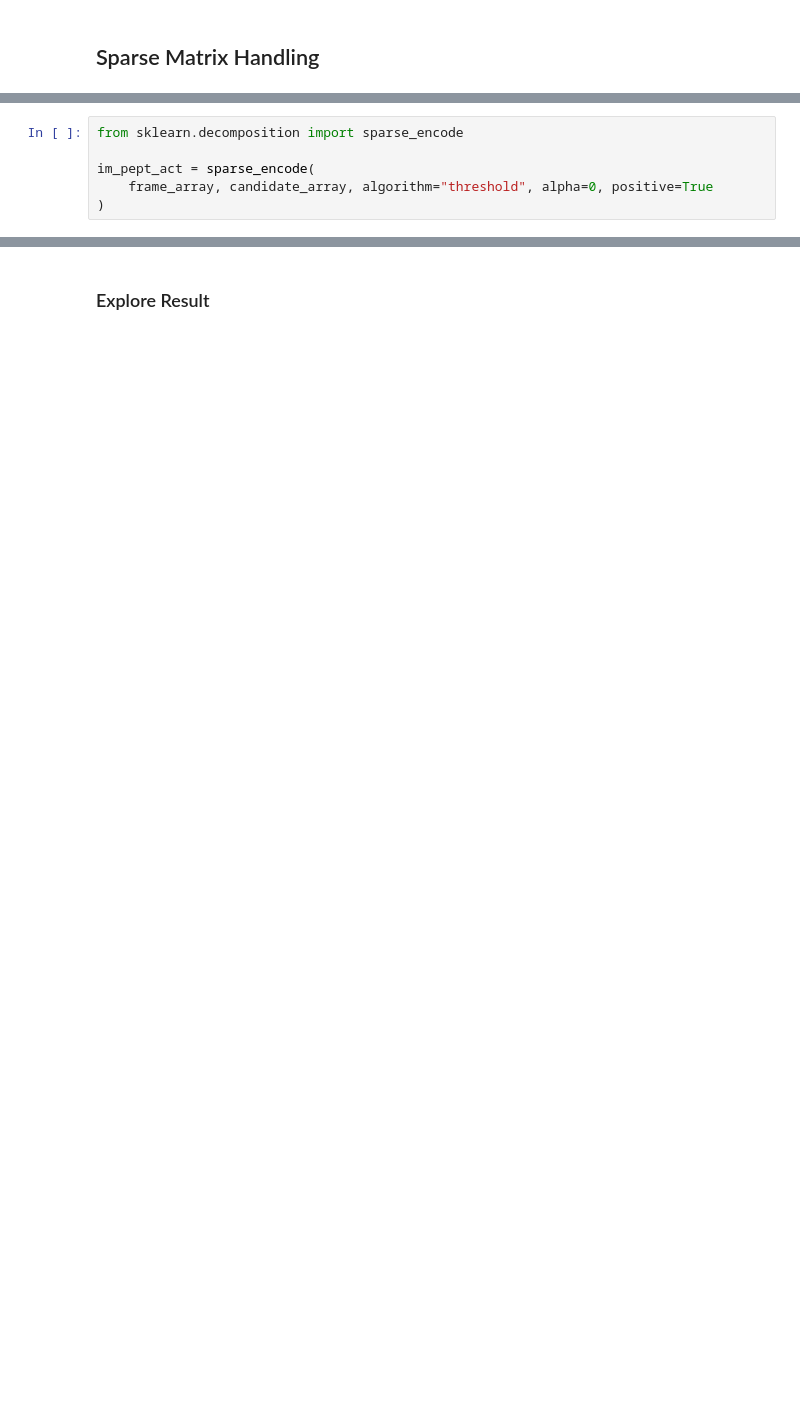
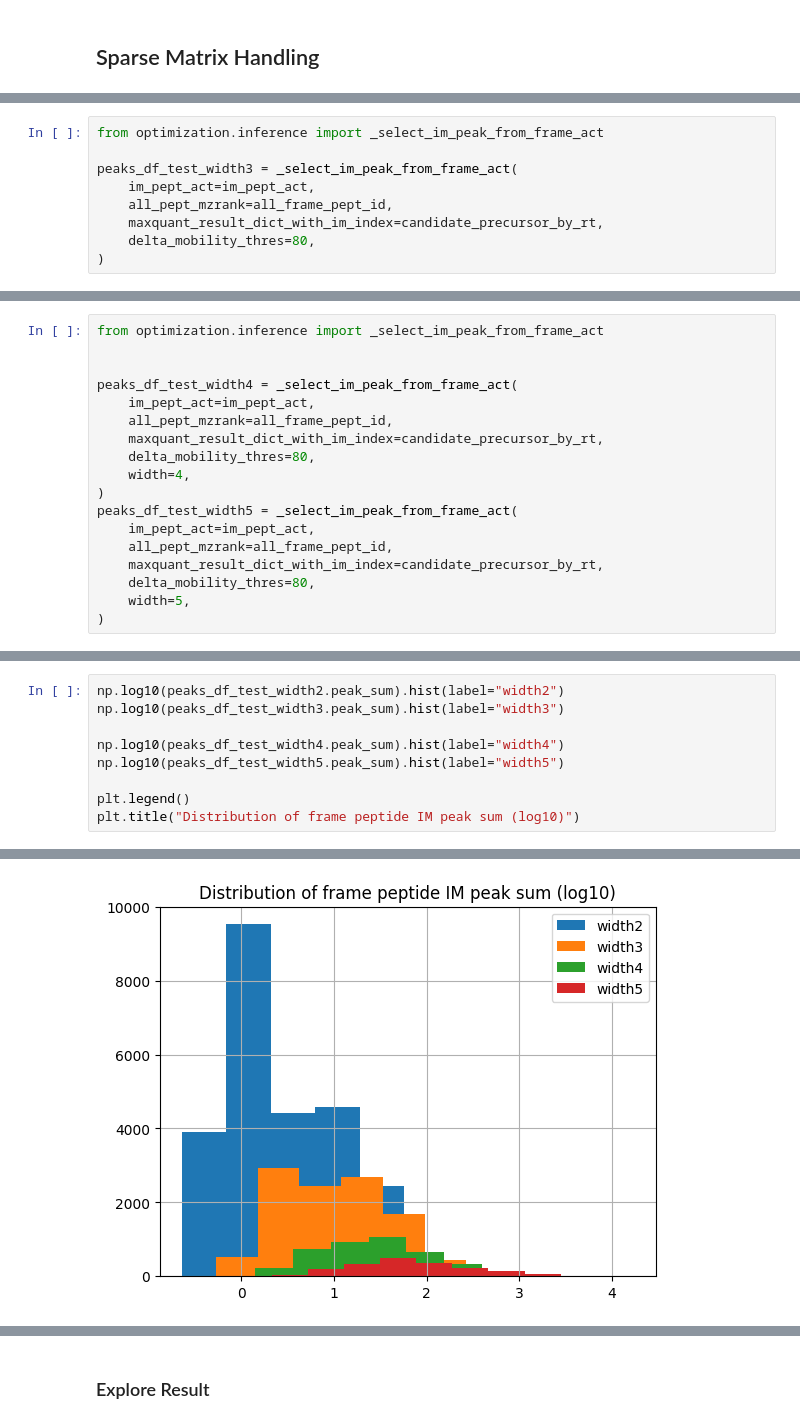
Before and after one commit to zix-xiao/scan-by-scan, a Jupyter notebook: notebooks/dev_10_scanbyscan_ims.ipynb, the cells around one changed output, grey strips where cells are left out. Cells and saved outputs as stored; diff of their text form; blank space fills up the shorter version.

```diff
--- a/notebooks/dev_10_scanbyscan_ims.ipynb
+++ b/notebooks/dev_10_scanbyscan_ims.ipynb
@@ -192,6 +125,0 @@ assert frame_array.shape[1] == candidate_array.shape[1]
-# %%
-from sklearn.decomposition import sparse_encode
-
-im_pept_act = sparse_encode(
-    frame_array, candidate_array, algorithm="threshold", alpha=0, positive=True
-)
@@ -197,0 +340,9 @@ im_pept_act = sparse_encode(
+# %%
+from optimization.inference import _select_im_peak_from_frame_act
+
+peaks_df_test_width3 = _select_im_peak_from_frame_act(
+    im_pept_act=im_pept_act,
+    all_pept_mzrank=all_frame_pept_id,
+    maxquant_result_dict_with_im_index=candidate_precursor_by_rt,
+    delta_mobility_thres=80,
+)
@@ -197,0 +353,18 @@ im_pept_act = sparse_encode(
+# %%
+from optimization.inference import _select_im_peak_from_frame_act
+
+
+peaks_df_test_width4 = _select_im_peak_from_frame_act(
+    im_pept_act=im_pept_act,
+    all_pept_mzrank=all_frame_pept_id,
+    maxquant_result_dict_with_im_index=candidate_precursor_by_rt,
+    delta_mobility_thres=80,
+    width=4,
+)
+peaks_df_test_width5 = _select_im_peak_from_frame_act(
+    im_pept_act=im_pept_act,
+    all_pept_mzrank=all_frame_pept_id,
+    maxquant_result_dict_with_im_index=candidate_precursor_by_rt,
+    delta_mobility_thres=80,
+    width=5,
+)
@@ -197,0 +378,10 @@ im_pept_act = sparse_encode(
+# %%
+np.log10(peaks_df_test_width2.peak_sum).hist(label="width2")
+np.log10(peaks_df_test_width3.peak_sum).hist(label="width3")
+
+np.log10(peaks_df_test_width4.peak_sum).hist(label="width4")
+np.log10(peaks_df_test_width5.peak_sum).hist(label="width5")
+
+plt.legend()
+plt.title("Distribution of frame peptide IM peak sum (log10)")
+# %% [output]
@@ -197,0 +394 @@ im_pept_act = sparse_encode(
+[figure, added]
```
Also changed, not shown: parts of 84 cells of this notebook, 5 other files.
